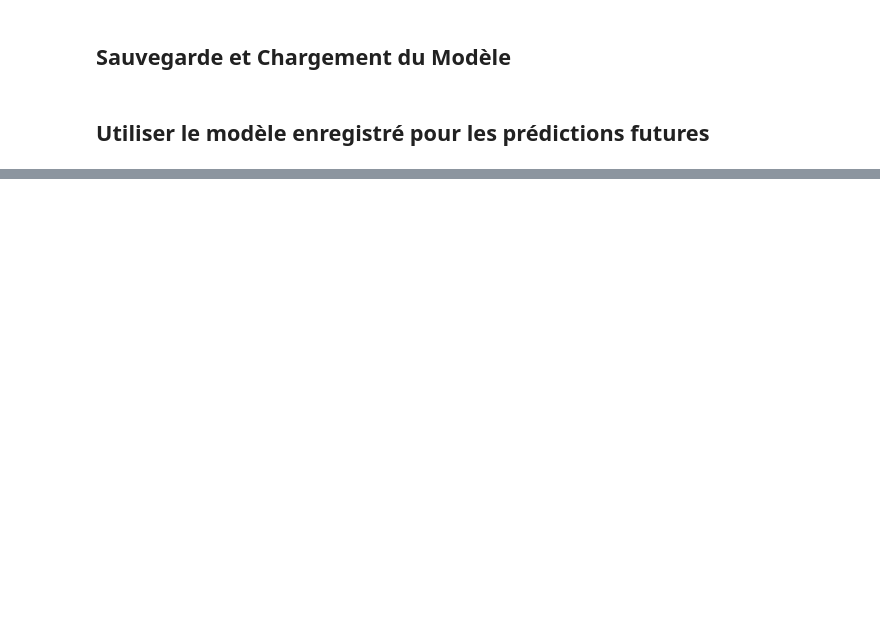
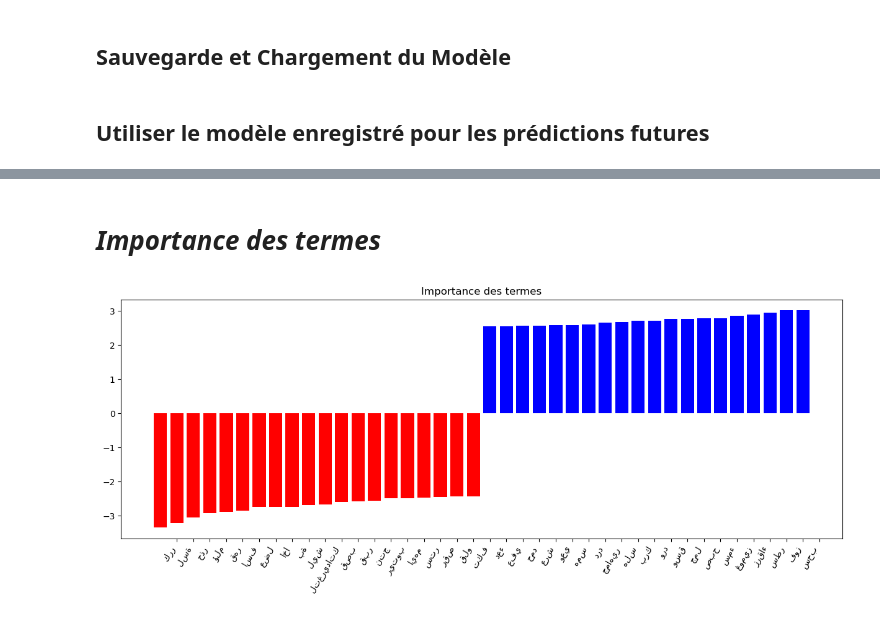
Before and after one commit to cheikhAbd/Sentiment_Analysis_Arabic, a Jupyter notebook: Sentiment_Analysis_Arabic.ipynb, the cells around one changed output, grey strips where cells are left out. Saved outputs shown, nothing was run; the diff lists cells and outputs as text; code cells hidden in the pictures; blank space fills up the shorter version.

```diff
--- a/Sentiment_Analysis_Arabic.ipynb
+++ b/Sentiment_Analysis_Arabic.ipynb
@@ -201,0 +308,22 @@ stopwords.words('arabic')
+# %% [markdown]
+# *Importance des termes*
+# %%
+def plot_feature_importance(vectorizer, model, top_n=20):
+    feature_names = vectorizer.get_feature_names_out()
+    coef = model.coef_.flatten()
+    top_positive_coefficients = np.argsort(coef)[-top_n:]
+    top_negative_coefficients = np.argsort(coef)[:top_n]
+    top_coefficients = np.hstack([top_negative_coefficients, top_positive_coefficients])
+
+    plt.figure(figsize=(15, 5))
+    colors = ['red' if c < 0 else 'blue' for c in coef[top_coefficients]]
+    plt.bar(np.arange(2 * top_n), coef[top_coefficients], color=colors)
+    feature_names = np.array(feature_names)
+    plt.xticks(np.arange(1, 1 + 2 * top_n), feature_names[top_coefficients], rotation=60, ha='right')
+    plt.title('Importance des termes')
+    plt.show()
+
+
+plot_feature_importance(vectorizer, model)
+# %% [output]
+[figure, added]
```
Also changed, not shown: parts of 41 cells of this notebook, 12 other files.
